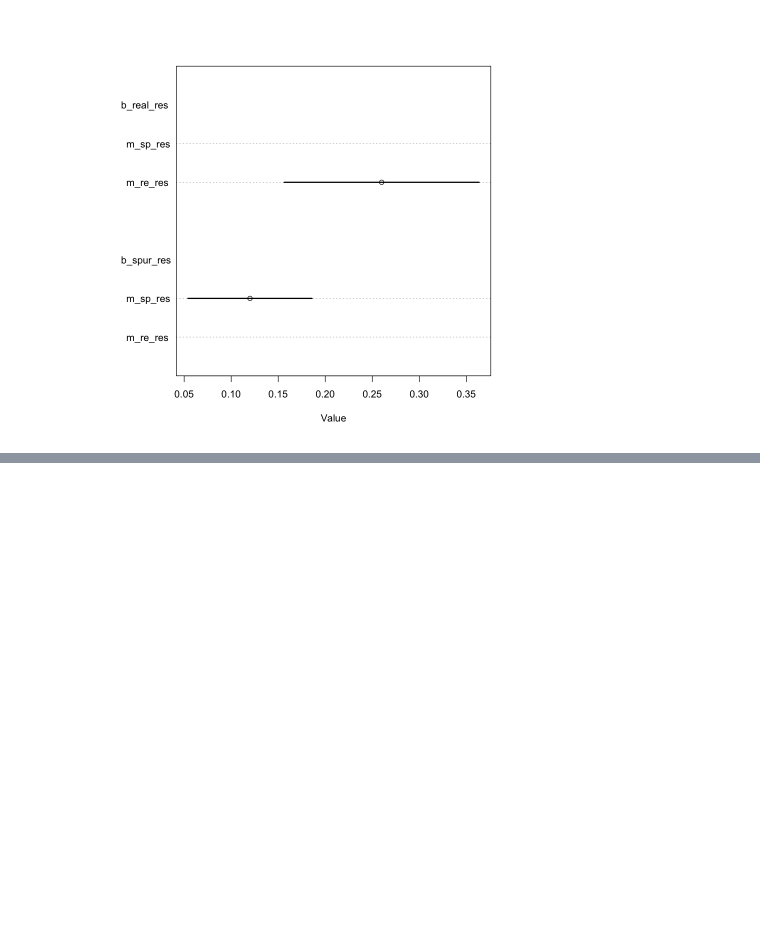
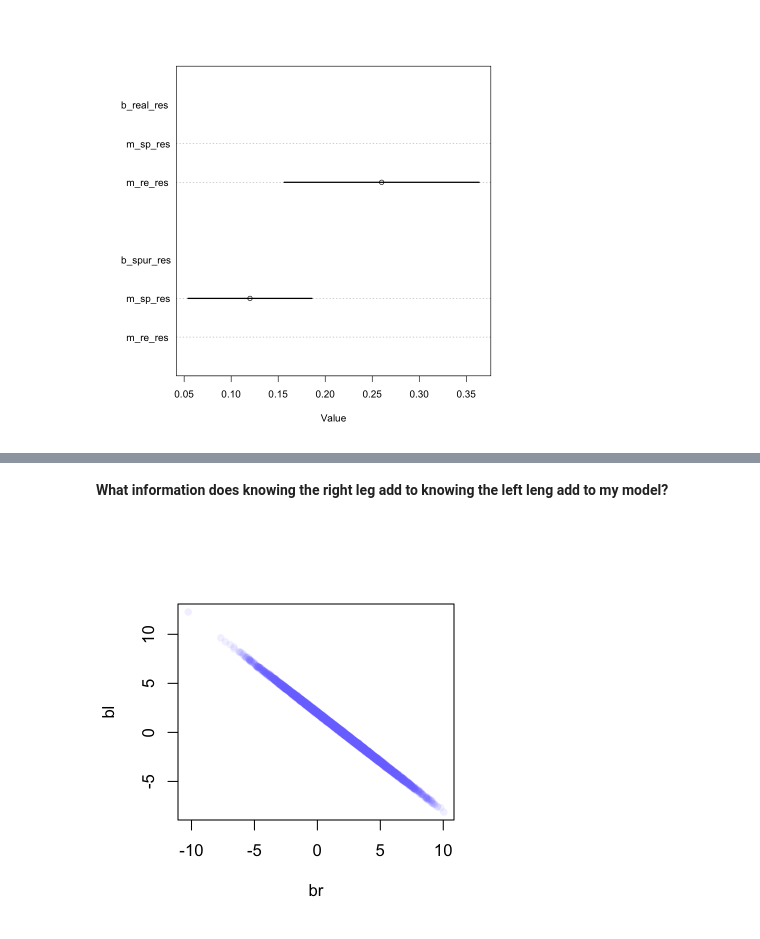
Before and after one commit to SamueleSoraggi/bayesian_statistics, a Jupyter notebook: statistical_rethinking_2/Untitled.ipynb, the cells around one changed output, grey strips where cells are left out. Cells and saved outputs as stored; diff of their text form; code cells hidden in the pictures; blank space fills up the shorter version.

```diff
--- a/statistical_rethinking_2/Untitled.ipynb
+++ b/statistical_rethinking_2/Untitled.ipynb
@@ -264,0 +318,2 @@ plot( coeftab(m_re_res,m_sp_res), par=c("b_real_res","b_spur_res") )
+# %% [markdown]
+**What information does knowing the right leg add to knowing the left leng add to my model?**
@@ -264,0 +322,5 @@ plot( coeftab(m_re_res,m_sp_res), par=c("b_real_res","b_spur_res") )
+# %%
+post <- extract.samples(m6.1)
+plot( bl ~ br , post , col=col.alpha(rangi2,0.1) , pch=16 )
+# %% [output]
+[figure, added]
```
Also changed, not shown: parts of 185 cells of this notebook, 14 other files.
